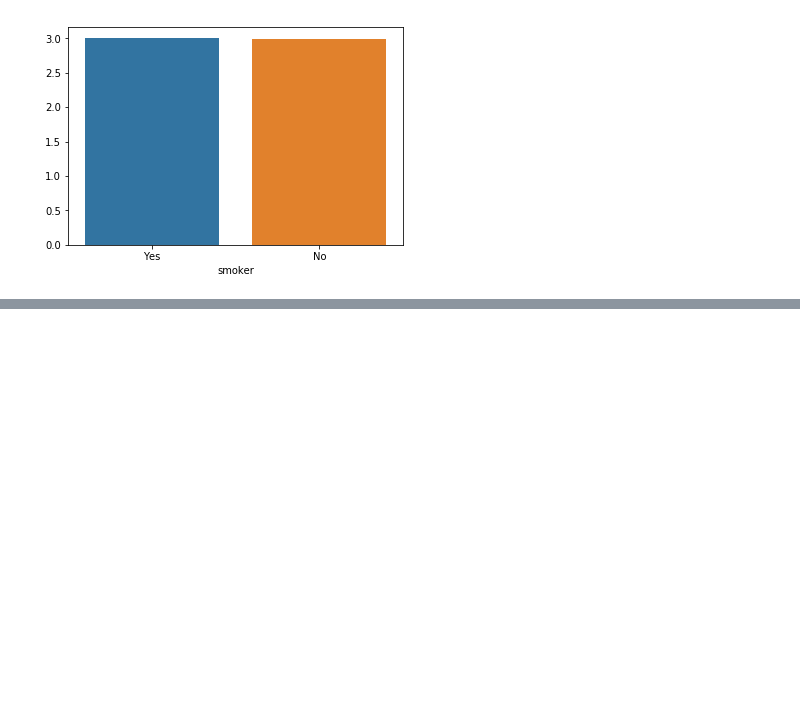
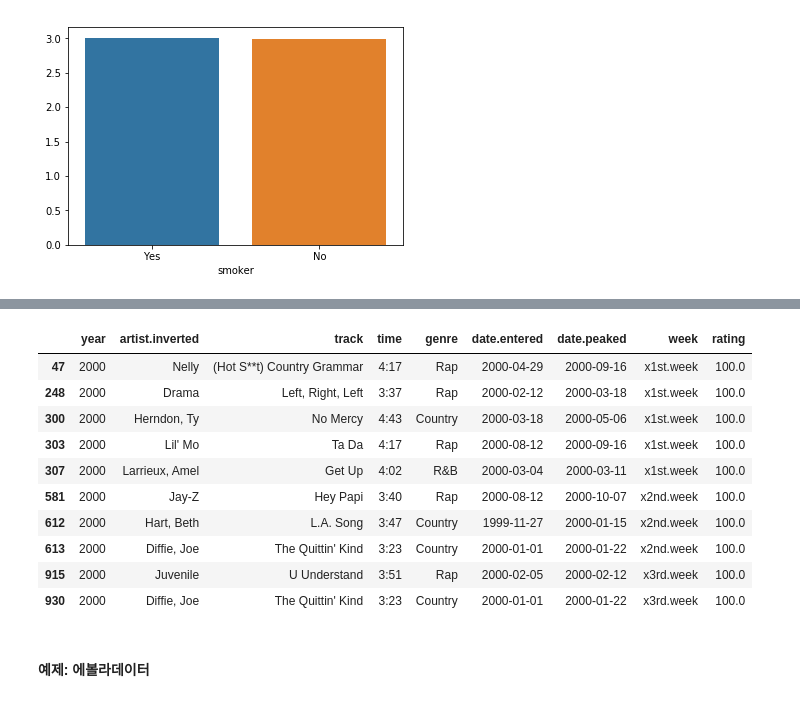
Before and after one commit to chankoo/python, a Jupyter notebook: 6.1 pandas.ipynb, the cells around one changed output, grey strips where cells are left out. Saved outputs shown, nothing was run; the diff lists cells and outputs as text; code cells hidden in the pictures; blank space fills up the shorter version.

```diff
--- a/6.1 pandas.ipynb
+++ b/6.1 pandas.ipynb
@@ -1437,0 +1490,2 @@ sns.barplot(x=tmp.index,y=tmp.values)
+# %%
+bil = pd.read_csv('data/billboard2.csv', encoding='utf-8')
@@ -1437,0 +1523,6 @@ sns.barplot(x=tmp.index,y=tmp.values)
+# %%
+bil_long = bil.melt(
+    id_vars = ['year', 'artist.inverted', 'track', 'time', 'genre', 'date.entered', 'date.peaked'],
+    var_name = 'week',
+    value_name='rating'
+)
@@ -1437,0 +1557,16 @@ sns.barplot(x=tmp.index,y=tmp.values)
+# %%
+bil_long.nlargest(10,'rating')
+# %% [output]
+|  | year | artist.inverted | track | time | genre | date.entered | date.peaked | week | rating |
+| 47 | 2000 | Nelly | (Hot S**t) Country Grammar | 4:17 | Rap | 2000-04-29 | 2000-09-16 | x1st.week | 100.0 |
+| 248 | 2000 | Drama | Left, Right, Left | 3:37 | Rap | 2000-02-12 | 2000-03-18 | x1st.week | 100.0 |
+| 300 | 2000 | Herndon, Ty | No Mercy | 4:43 | Country | 2000-03-18 | 2000-05-06 | x1st.week | 100.0 |
+| 303 | 2000 | Lil' Mo | Ta Da | 4:17 | Rap | 2000-08-12 | 2000-09-16 | x1st.week | 100.0 |
+| 307 | 2000 | Larrieux, Amel | Get Up | 4:02 | R&B | 2000-03-04 | 2000-03-11 | x1st.week | 100.0 |
+| 581 | 2000 | Jay-Z | Hey Papi | 3:40 | Rap | 2000-08-12 | 2000-10-07 | x2nd.week | 100.0 |
+| 612 | 2000 | Hart, Beth | L.A. Song | 3:47 | Country | 1999-11-27 | 2000-01-15 | x2nd.week | 100.0 |
+| 613 | 2000 | Diffie, Joe | The Quittin' Kind | 3:23 | Country | 2000-01-01 | 2000-01-22 | x2nd.week | 100.0 |
+| 915 | 2000 | Juvenile | U Understand | 3:51 | Rap | 2000-02-05 | 2000-02-12 | x3rd.week | 100.0 |
+| 930 | 2000 | Diffie, Joe | The Quittin' Kind | 3:23 | Country | 2000-01-01 | 2000-01-22 | x3rd.week | 100.0 |
+# %% [markdown]
+#### 예제: 에볼라데이터
```
Also changed, not shown: parts of 35 cells of this notebook.
